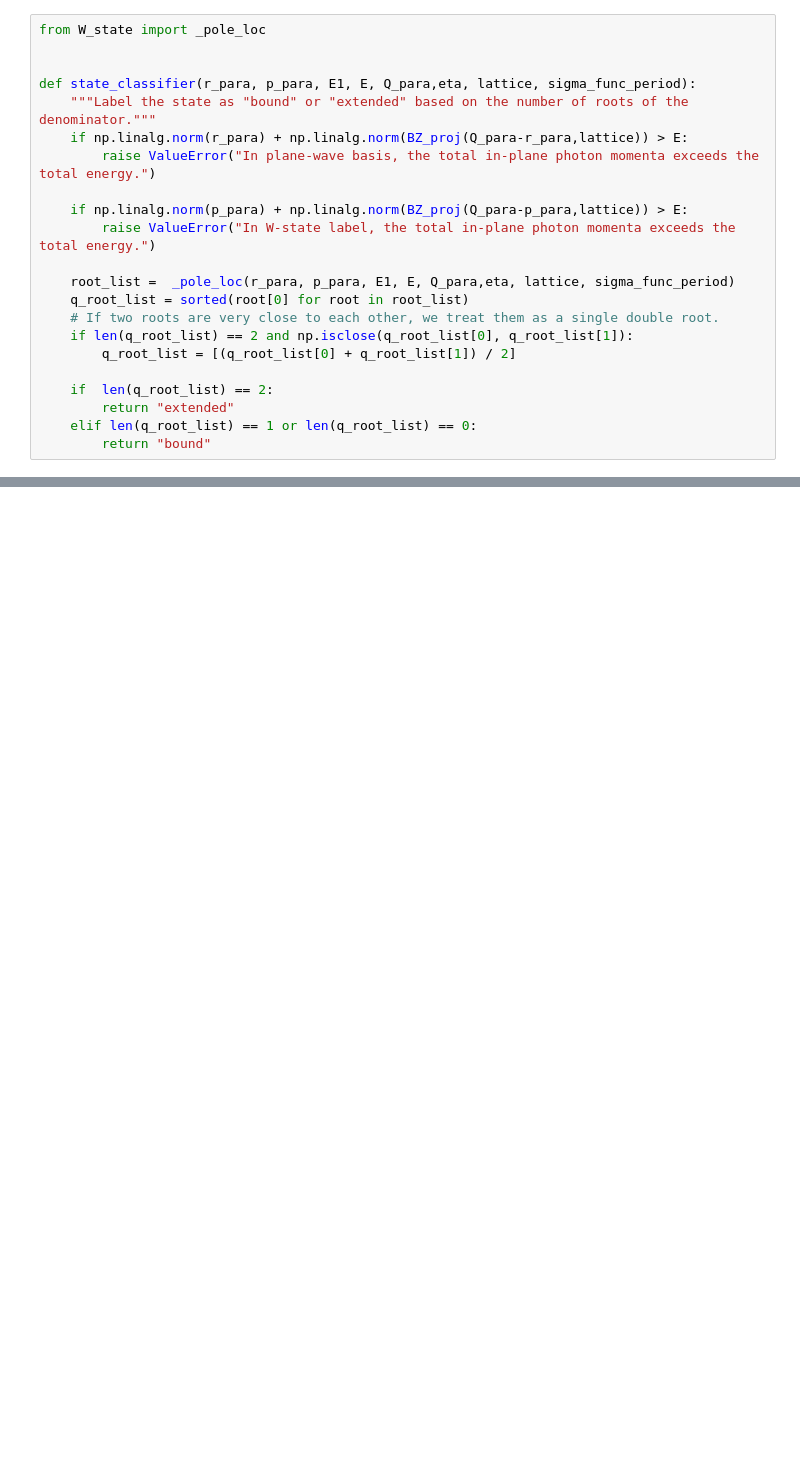
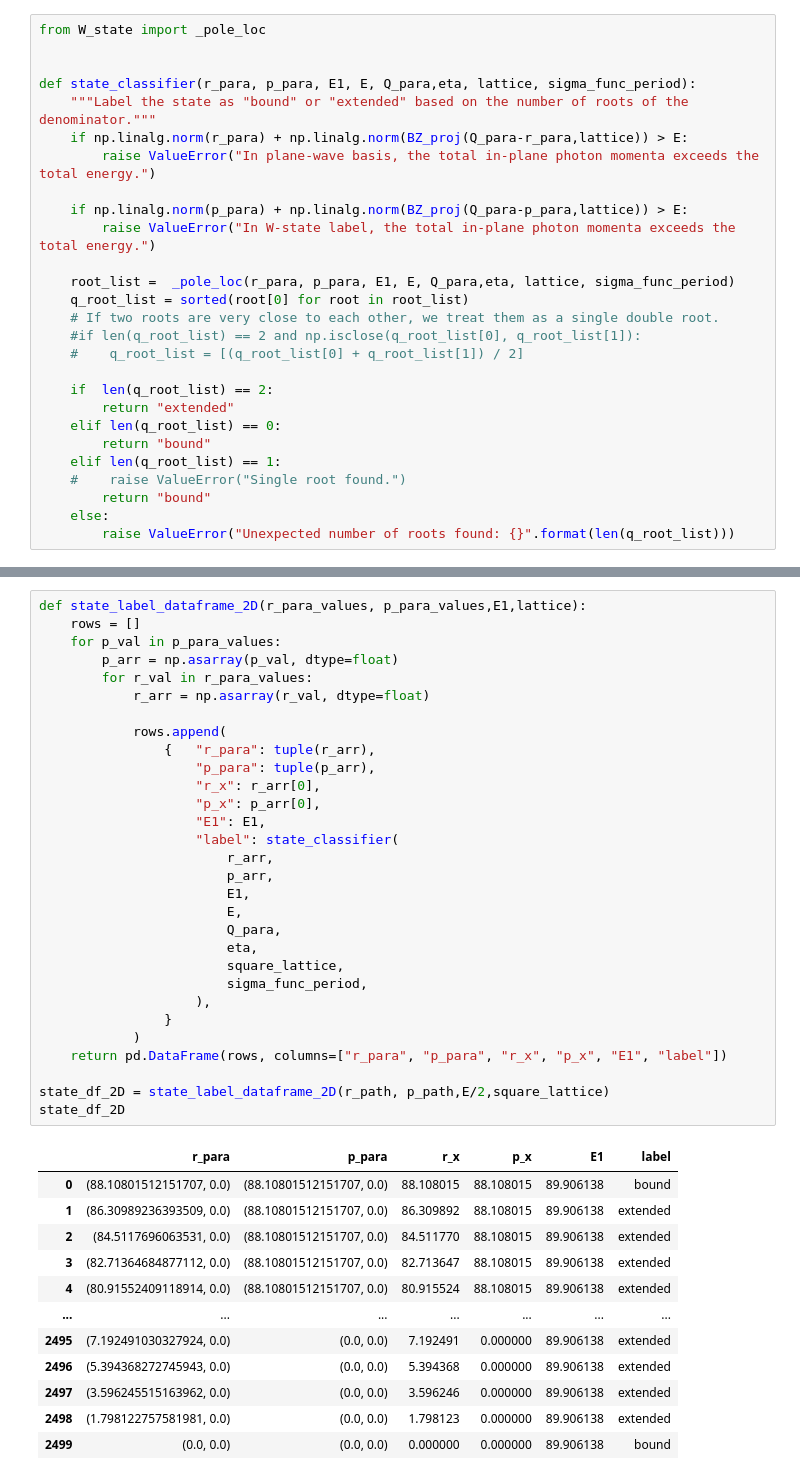
Before and after one commit to ClaudioQTM/2D_array, a Jupyter notebook: src/W_state/phase_diagram.ipynb, the cells around one changed output, grey strips where cells are left out. Saved outputs shown, nothing was run; the diff lists cells and outputs as text; blank space fills up the shorter version.

```diff
--- a/src/W_state/phase_diagram.ipynb
+++ b/src/W_state/phase_diagram.ipynb
@@ -45,10 +60,15 @@ def state_classifier(r_para, p_para, E1, E, Q_para,eta, lattice, sigma_func_peri
     root_list =  _pole_loc(r_para, p_para, E1, E, Q_para,eta, lattice, sigma_func_period)
     q_root_list = sorted(root[0] for root in root_list)
     # If two roots are very close to each other, we treat them as a single double root.
-    if len(q_root_list) == 2 and np.isclose(q_root_list[0], q_root_list[1]):
-        q_root_list = [(q_root_list[0] + q_root_list[1]) / 2]
+    #if len(q_root_list) == 2 and np.isclose(q_root_list[0], q_root_list[1]):
+    #    q_root_list = [(q_root_list[0] + q_root_list[1]) / 2]
 
     if  len(q_root_list) == 2:
         return "extended"
-    elif len(q_root_list) == 1 or len(q_root_list) == 0:
+    elif len(q_root_list) == 0:
         return "bound"
+    elif len(q_root_list) == 1:
+    #    raise ValueError("Single root found.")
+        return "bound"
+    else:
+        raise ValueError("Unexpected number of roots found: {}".format(len(q_root_list)))
@@ -126,0 +75,43 @@ state_df
+# %%
+def state_label_dataframe_2D(r_para_values, p_para_values,E1,lattice):
+    rows = []
+    for p_val in p_para_values:
+        p_arr = np.asarray(p_val, dtype=float)
+        for r_val in r_para_values:
+            r_arr = np.asarray(r_val, dtype=float)
+
+            rows.append(
+                {   "r_para": tuple(r_arr),
+                    "p_para": tuple(p_arr),
+                    "r_x": r_arr[0],
+                    "p_x": p_arr[0],
+                    "E1": E1,
+                    "label": state_classifier(
+                        r_arr,
+                        p_arr,
+                        E1,
+                        E,
+                        Q_para,
+                        eta,
+                        square_lattice,
+                        sigma_func_period,
+                    ),
+                }
+            )
+    return pd.DataFrame(rows, columns=["r_para", "p_para", "r_x", "p_x", "E1", "label"])
+
+state_df_2D = state_label_dataframe_2D(r_path, p_path,E/2,square_lattice)
+state_df_2D
+# %% [output]
+|  | r_para | p_para | r_x | p_x | E1 | label |
+| 0 | (88.10801512151707, 0.0) | (88.10801512151707, 0.0) | 88.108015 | 88.108015 | 89.906138 | bound |
+| 1 | (86.30989236393509, 0.0) | (88.10801512151707, 0.0) | 86.309892 | 88.108015 | 89.906138 | extended |
+| 2 | (84.5117696063531, 0.0) | (88.10801512151707, 0.0) | 84.511770 | 88.108015 | 89.906138 | extended |
+| 3 | (82.71364684877112, 0.0) | (88.10801512151707, 0.0) | 82.713647 | 88.108015 | 89.906138 | extended |
+| 4 | (80.91552409118914, 0.0) | (88.10801512151707, 0.0) | 80.915524 | 88.108015 | 89.906138 | extended |
+| ... | ... | ... | ... | ... | ... | ... |
+| 2495 | (7.192491030327924, 0.0) | (0.0, 0.0) | 7.192491 | 0.000000 | 89.906138 | extended |
+| 2496 | (5.394368272745943, 0.0) | (0.0, 0.0) | 5.394368 | 0.000000 | 89.906138 | extended |
+| 2497 | (3.596245515163962, 0.0) | (0.0, 0.0) | 3.596246 | 0.000000 | 89.906138 | extended |
+| 2498 | (1.798122757581981, 0.0) | (0.0, 0.0) | 1.798123 | 0.000000 | 89.906138 | extended |
+| 2499 | (0.0, 0.0) | (0.0, 0.0) | 0.000000 | 0.000000 | 89.906138 | bound |
```
Also changed, not shown: parts of 6 cells of this notebook, 2 other files.
